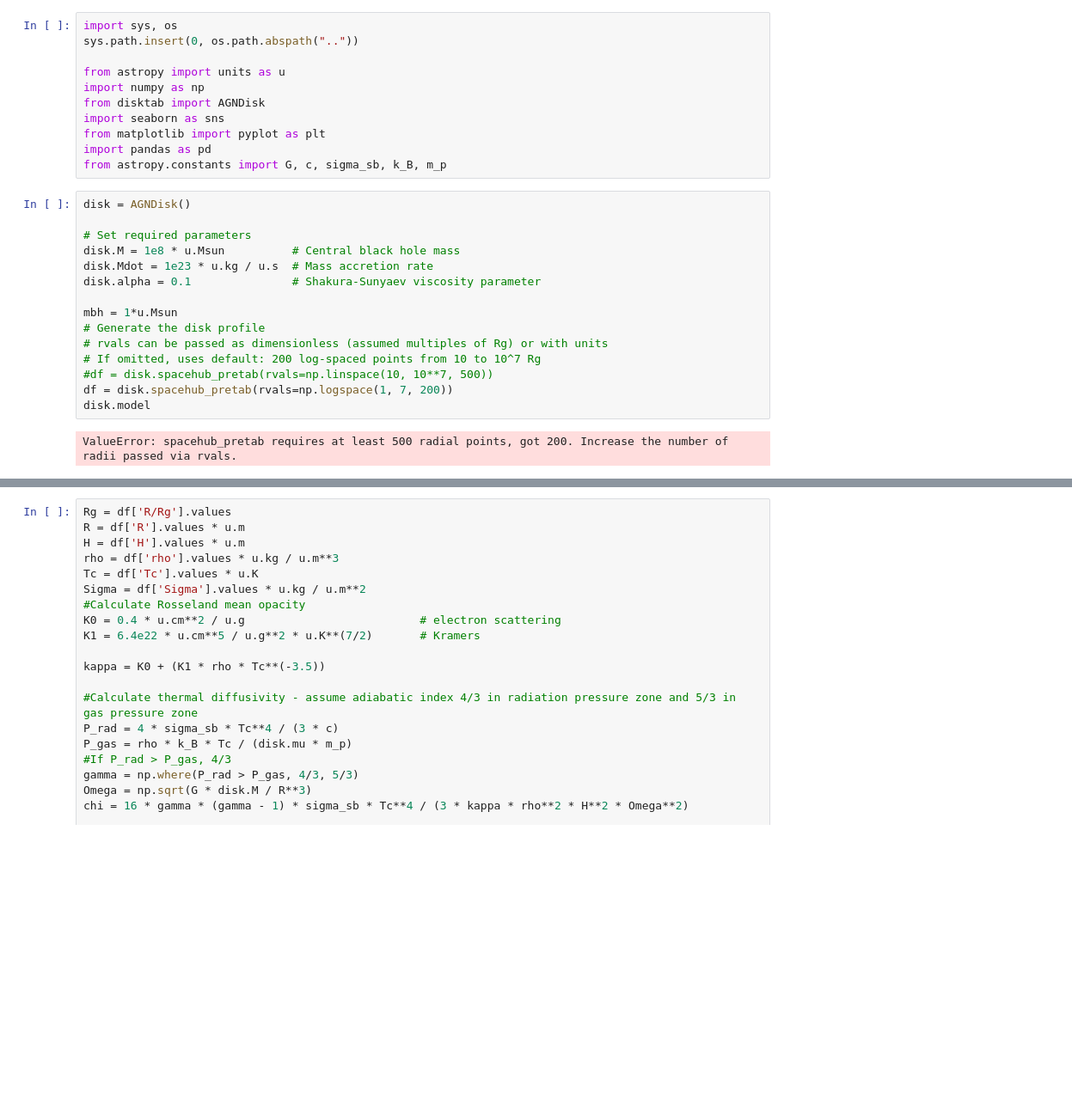
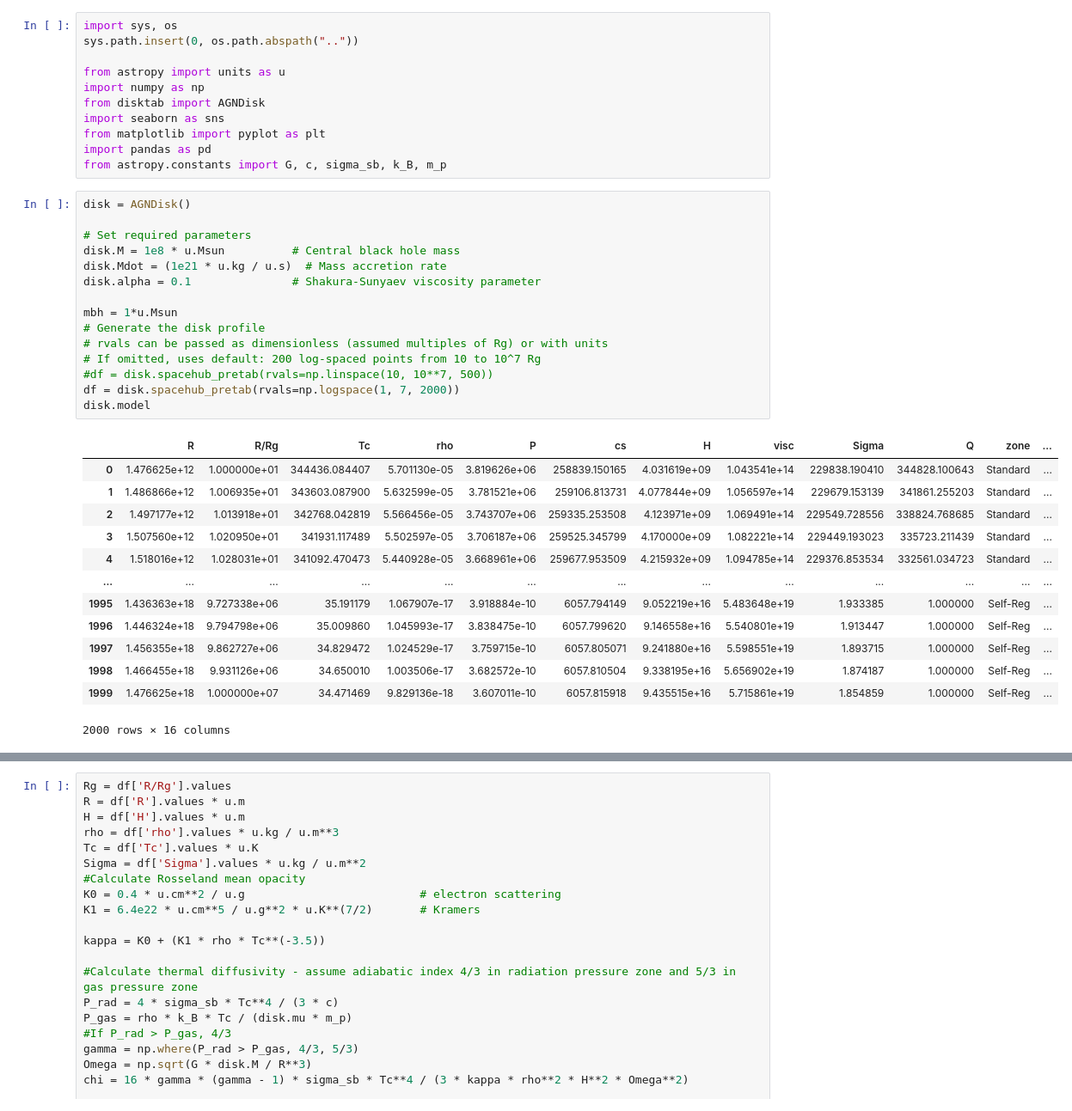
Before and after one commit to ntmarston/SpaceHub-Tinkering, a Jupyter notebook: disktab/notebooks/typeImigrationV2.ipynb, the cells around one changed output, grey strips where cells are left out. Shown at 86% size. Saved outputs shown, nothing was run; the diff lists cells and outputs as text; blank space fills up the shorter version.

```diff
--- a/disktab/notebooks/typeImigrationV2.ipynb
+++ b/disktab/notebooks/typeImigrationV2.ipynb
@@ -12,17 +12,29 @@ from astropy.constants import G, c, sigma_sb, k_B, m_p
 # %%
 disk = AGNDisk()
 
 # Set required parameters
 disk.M = 1e8 * u.Msun          # Central black hole mass
-disk.Mdot = 1e23 * u.kg / u.s  # Mass accretion rate
+disk.Mdot = (1e21 * u.kg / u.s)  # Mass accretion rate
 disk.alpha = 0.1               # Shakura-Sunyaev viscosity parameter
 
 mbh = 1*u.Msun
 # Generate the disk profile
 # rvals can be passed as dimensionless (assumed multiples of Rg) or with units
 # If omitted, uses default: 200 log-spaced points from 10 to 10^7 Rg
 #df = disk.spacehub_pretab(rvals=np.linspace(10, 10**7, 500))
-df = disk.spacehub_pretab(rvals=np.logspace(1, 7, 200))
+df = disk.spacehub_pretab(rvals=np.logspace(1, 7, 2000))
 disk.model
 # %% [output]
+|  | R | R/Rg | Tc | rho | P | cs | H | visc | Sigma | Q | zone | ... |
+| 0 | 1.476625e+12 | 1.000000e+01 | 344436.084407 | 5.701130e-05 | 3.819626e+06 | 258839.150165 | 4.031619e+09 | 1.043541e+14 | 229838.190410 | 344828.100643 | Standard | ... |
+| 1 | 1.486866e+12 | 1.006935e+01 | 343603.087900 | 5.632599e-05 | 3.781521e+06 | 259106.813731 | 4.077844e+09 | 1.056597e+14 | 229679.153139 | 341861.255203 | Standard | ... |
+| 2 | 1.497177e+12 | 1.013918e+01 | 342768.042819 | 5.566456e-05 | 3.743707e+06 | 259335.253508 | 4.123971e+09 | 1.069491e+14 | 229549.728556 | 338824.768685 | Standard | ... |
+| 3 | 1.507560e+12 | 1.020950e+01 | 341931.117489 | 5.502597e-05 | 3.706187e+06 | 259525.345799 | 4.170000e+09 | 1.082221e+14 | 229449.193023 | 335723.211439 | Standard | ... |
+| 4 | 1.518016e+12 | 1.028031e+01 | 341092.470473 | 5.440928e-05 | 3.668961e+06 | 259677.953509 | 4.215932e+09 | 1.094785e+14 | 229376.853534 | 332561.034723 | Standard | ... |
+| ... | ... | ... | ... | ... | ... | ... | ... | ... | ... | ... | ... | ... |
+| 1995 | 1.436363e+18 | 9.727338e+06 | 35.191179 | 1.067907e-17 | 3.918884e-10 | 6057.794149 | 9.052219e+16 | 5.483648e+19 | 1.933385 | 1.000000 | Self-Reg | ... |
+| 1996 | 1.446324e+18 | 9.794798e+06 | 35.009860 | 1.045993e-17 | 3.838475e-10 | 6057.799620 | 9.146558e+16 | 5.540801e+19 | 1.913447 | 1.000000 | Self-Reg | ... |
+| 1997 | 1.456355e+18 | 9.862727e+06 | 34.829472 | 1.024529e-17 | 3.759715e-10 | 6057.805071 | 9.241880e+16 | 5.598551e+19 | 1.893715 | 1.000000 | Self-Reg | ... |
+| 1998 | 1.466455e+18 | 9.931126e+06 | 34.650010 | 1.003506e-17 | 3.682572e-10 | 6057.810504 | 9.338195e+16 | 5.656902e+19 | 1.874187 | 1.000000 | Self-Reg | ... |
+| 1999 | 1.476625e+18 | 1.000000e+07 | 34.471469 | 9.829136e-18 | 3.607011e-10 | 6057.815918 | 9.435515e+16 | 5.715861e+19 | 1.854859 | 1.000000 | Self-Reg | ... |
-ValueError: spacehub_pretab requires at least 500 radial points, got 200. Increase the number of radii passed via rvals.
+2000 rows × 16 columns
```
Also changed, not shown: parts of 2 cells of this notebook, 5 other files.
